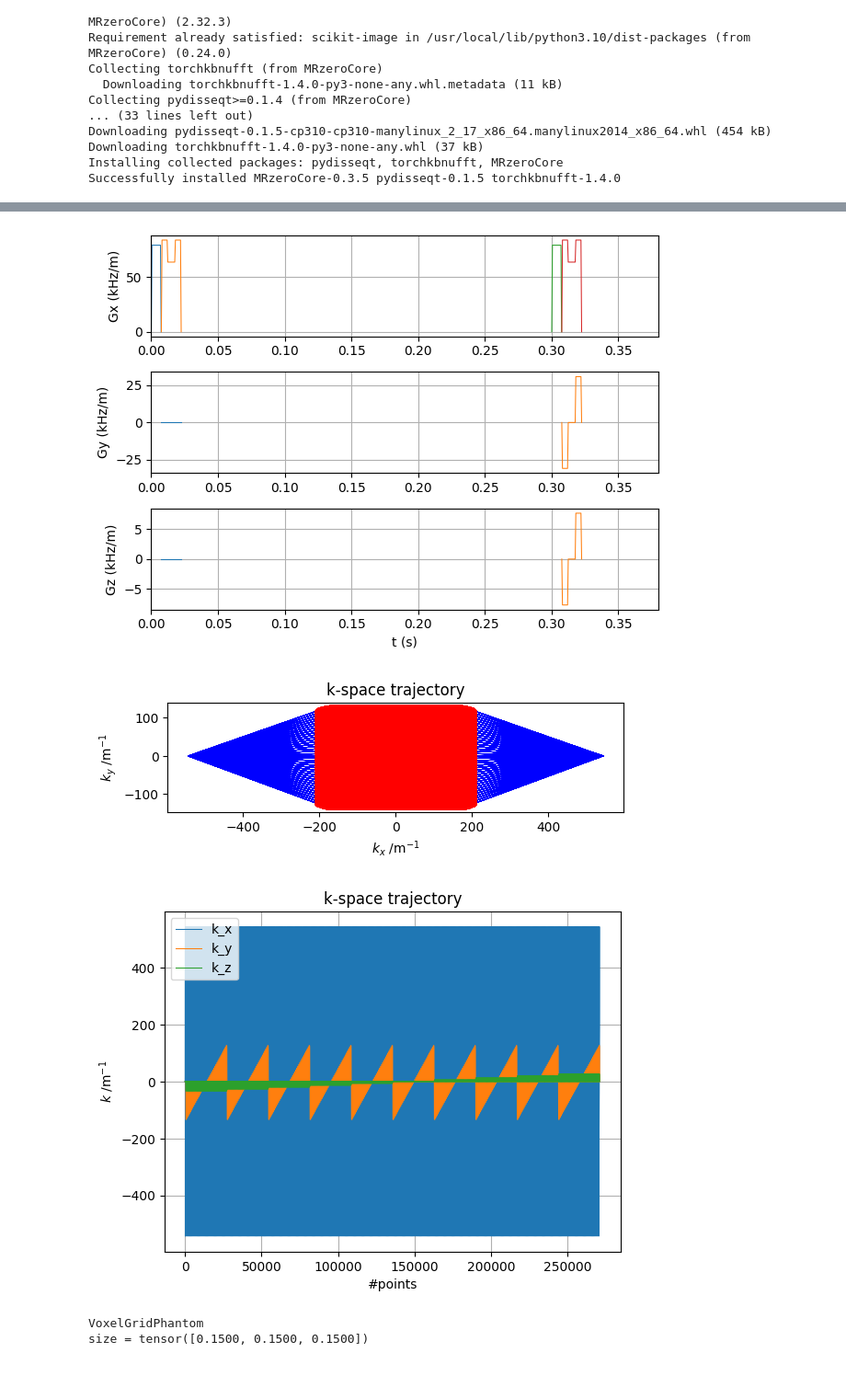
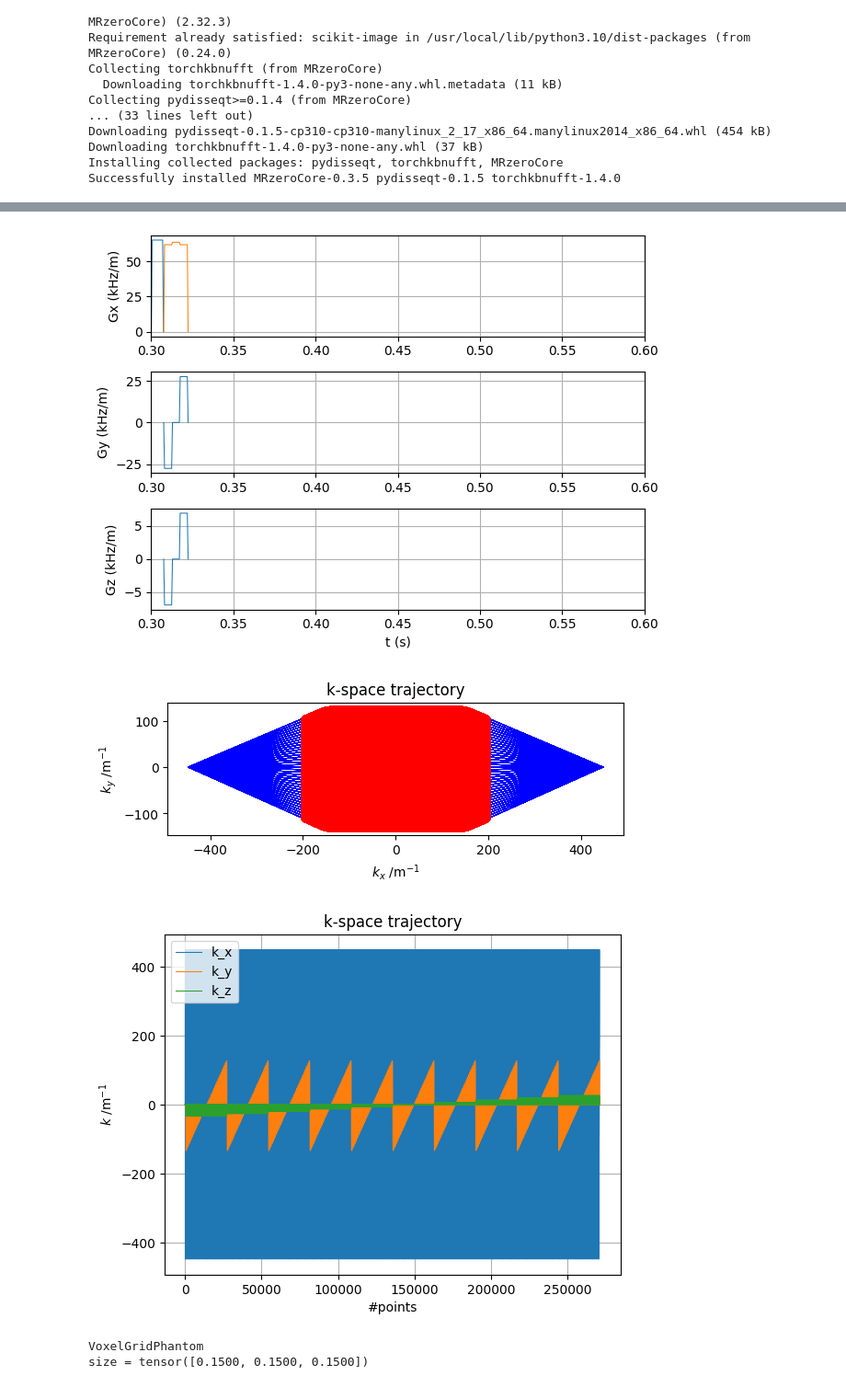
Before and after one commit to mritogether/ESMRMB2024_Hardware_to_Map, a Jupyter notebook: 02_sequence_design_for_mapping/notebooks/s20_optimized_3d_mse_portableScanner_ex.ipynb, the cells around one changed output, grey strips where cells are left out. Shown at 92% size. Cells and saved outputs as stored; diff of their text form; code cells hidden in the pictures.

```diff
--- a/02_sequence_design_for_mapping/notebooks/s20_optimized_3d_mse_portableScanner_ex.ipynb
+++ b/02_sequence_design_for_mapping/notebooks/s20_optimized_3d_mse_portableScanner_ex.ipynb
@@ -56,8 +56,8 @@ Downloading torchkbnufft-1.4.0-py3-none-any.whl (37 kB)
 Installing collected packages: pydisseqt, torchkbnufft, MRzeroCore
 Successfully installed MRzeroCore-0.3.5 pydisseqt-0.1.5 torchkbnufft-1.4.0
 # %%
-#@title 3D MSE for the portable scanner - sequence
-experiment_id = 's20_3d_mse_portable_scanner'
+#@title 3D SE for the portable scanner - sequence
+experiment_id = 's12_3d_se_portable_scanner'
 def main(plot: bool, write_seq: bool, seq_filename: str = experiment_id):
     global rdGradTime
     global nRD_pre
@@ -86,11 +86,8 @@ def main(plot: bool, write_seq: bool, seq_filename: str = experiment_id):
     TE = 15e-3 # Echo time of the first spin echo, same as the echo spacing (ESP) for the MSE train
     TR = 300e-3  # Repetition time
 
-    rdGradTime = 5.2e-3 # unit: [s]
-    acqTime = 4.2e-3 # unit: [s]
     dG = 500e-6 # ramping time for all gradients
-    sampling_time = acqTime # desired useful sampling time
-    rd_flattop_add = (rdGradTime - acqTime) / 2 # additional buffer areas on the flat top of the read gradient before and after the 'sampling_time'
+    sampling_time = 4.2e-3 # unit: [s], desired useful sampling time
     t_ex  = 60e-6 # [s], duration of the excitation pulse. needs to be of the same "parity" as the t_ref (fixme?), e.g. the half of t_ex should still be divisible by the gradient raster time
     t_ref = 100e-6 # [s], duration of the refocusing pulse
     fsp_r = 1 # spoiler area in the read direction in parts of the read gradient area
@@ -109,9 +106,8 @@ def main(plot: bool, write_seq: bool, seq_filename: str = experiment_id):
     # derived and modifed parameters
     fov = np.array(fov_mm) * 1e-3 # FOV in meters
     TE = round(TE/system.grad_raster_time/2) * system.grad_raster_time * 2 # TE (=ESP) should be divisible to a double gradient raster, which simplifies calcuations
-    rd_flattop_time = sampling_time + 2*rd_flattop_add ; # duration of the flat top of the read gradient
     rf_add = math.ceil(max(system.rf_dead_time,system.rf_ringdown_time)/system.grad_raster_time)*system.grad_raster_time # round up dead times to the gradient raster time to enable correct TE & ESP calculation
-    t_sp = round((0.5 * (TE - rd_flattop_time - t_ref) - rf_add)/system.grad_raster_time)*system.grad_raster_time # the duration of gradient spoiler after the refocusing pulse
+    t_sp = round((0.5 * (TE - sampling_time - t_ref) - rf_add)/system.grad_raster_time)*system.grad_raster_time # the duration of gradient spoiler after the refocusing pulse
     t_spex = round((0.5 * (TE - t_ex - t_ref) - 2*rf_add)/system.grad_raster_time)*system.grad_raster_time # the duration of readout prephaser after the excitation pulse. note: exclude the RF ringdown time of excitation pulse and rf dead time of refocusing pulse
 
     # ======
@@ -146,14 +142,14 @@ def main(plot: bool, write_seq: bool, seq_filename: str = experiment_id):
         channel="x",
         system=system,
         amplitude = rd_amp,
-        flat_time=rd_flattop_time,
+        flat_time=sampling_time,
         delay=t_sp,
         rise_time=dG )
 
     adc = pp.make_adc(
         num_samples=(nRD_pre+nRD+nRD_post)*os,
         dwell=sampling_time/nRD/os,
-        delay=t_sp+rd_flattop_add-nRD_pre*sampling_time/nRD ) # nRD_pre*sampling_time/nRD: delay for additional ADC samples to initialize decimation filters prior to the 'sampling_time'
+        delay=t_sp-nRD_pre*sampling_time/nRD ) # nRD_pre*sampling_time/nRD: delay for additional ADC samples to initialize decimation filters prior to the 'sampling_time'
 
     gr_spr = pp.make_trapezoid(
         channel="x",
@@ -407,7 +403,7 @@ def main(plot: bool, write_seq: bool, seq_filename: str = experiment_id):
     # VISUALIZATION
     # ======
     if plot:
-        seq.plot(time_range=(0, TR+0.08))
+        seq.plot(time_range=(TR, TR+0.3))
 
         # Plot k-space trajectory
         k_traj_adc, k_traj, t_excitation, t_refocusing, t_adc = seq.calculate_kspace()
@@ -443,4 +439,4 @@ Timing check passed successfully
-[figure, old version]
+[figure, new version]
-[figure, old version]
+[figure, new version]
-[figure, old version]
+[figure, new version]
 # %%
```
Also changed, not shown: parts of 4 cells of this notebook.
